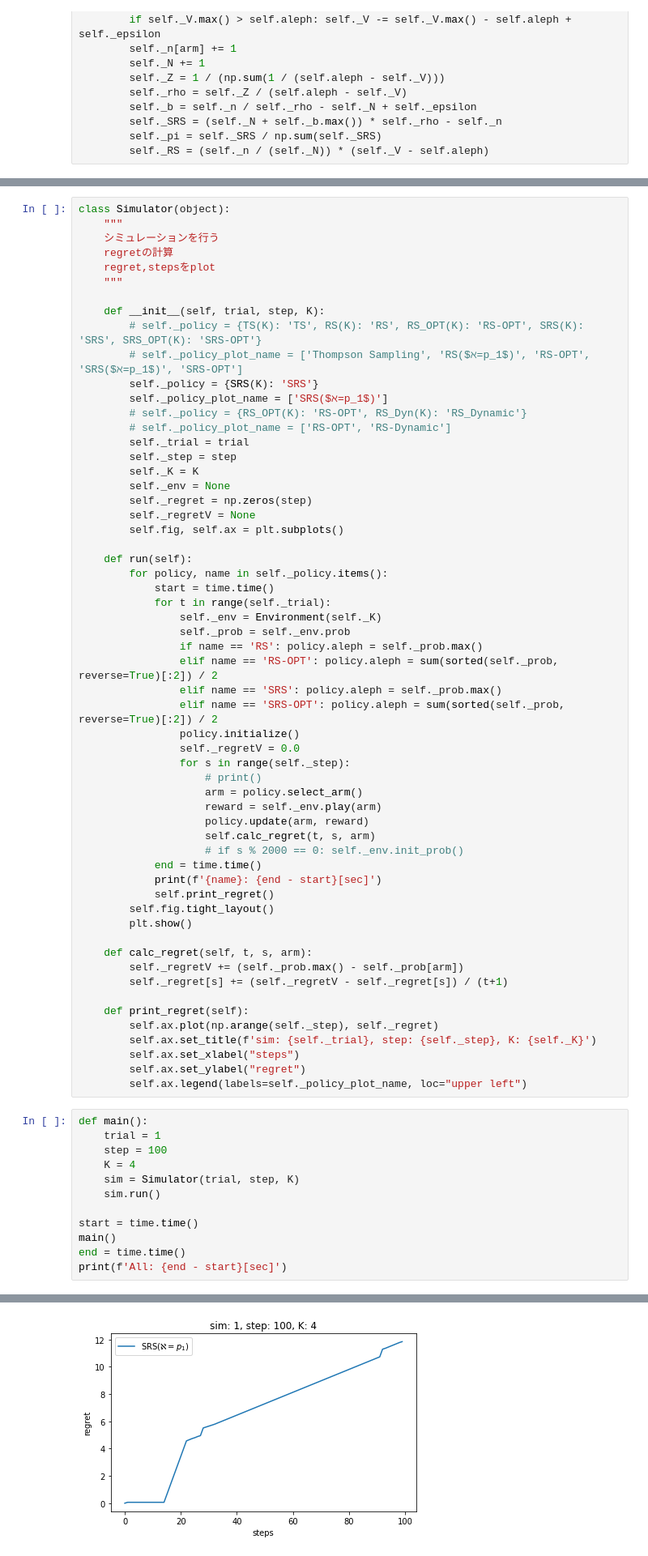
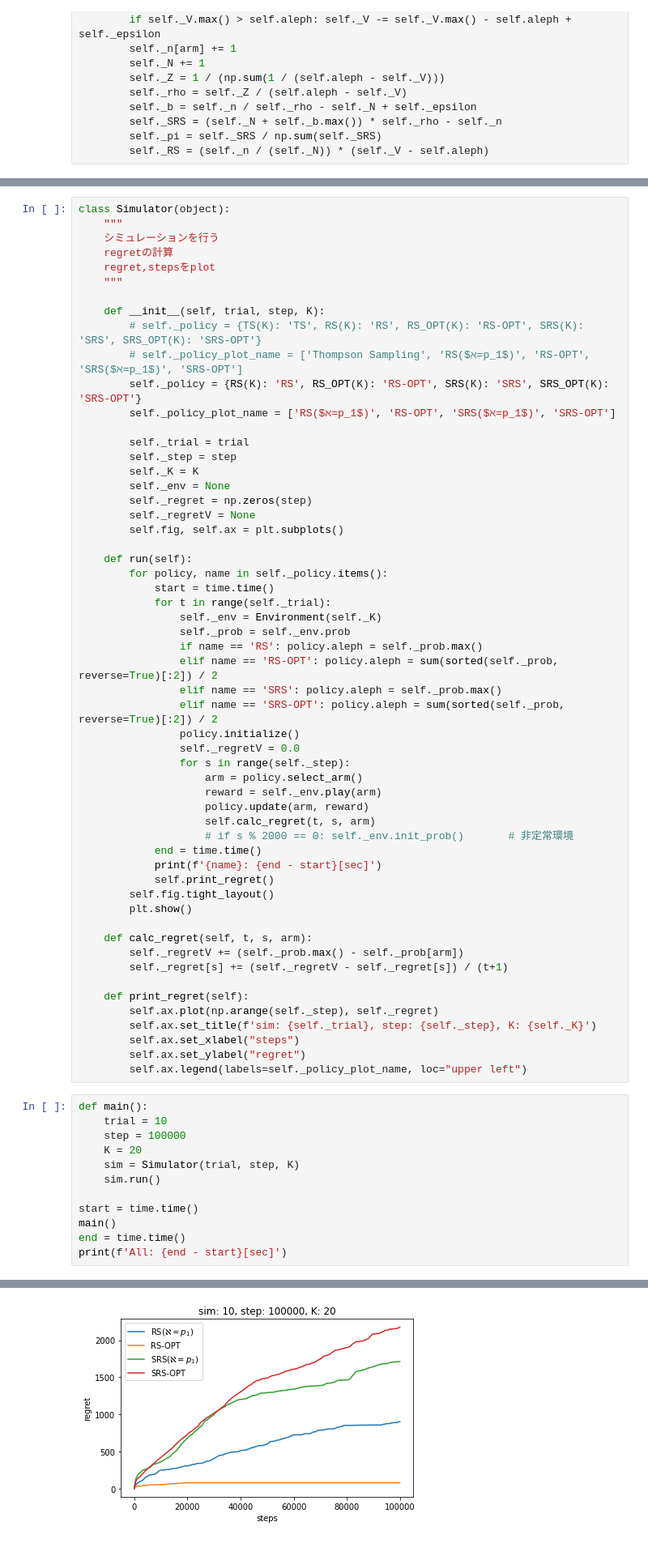
Before and after one commit to astrfo/SRS-CH, a Jupyter notebook: SRS.ipynb, the cells around one changed output, grey strips where cells are left out. Shown: that part at 81% size. Saved outputs shown, nothing was run; the diff lists cells and outputs as text.

Commit message:
plot 100,000 steps

```diff
--- a/SRS.ipynb
+++ b/SRS.ipynb
@@ -328,10 +447,9 @@ class Simulator(object):
     def __init__(self, trial, step, K):
         # self._policy = {TS(K): 'TS', RS(K): 'RS', RS_OPT(K): 'RS-OPT', SRS(K): 'SRS', SRS_OPT(K): 'SRS-OPT'}
         # self._policy_plot_name = ['Thompson Sampling', 'RS($ℵ=p_1$)', 'RS-OPT', 'SRS($ℵ=p_1$)', 'SRS-OPT']
-        self._policy = {SRS(K): 'SRS'}
-        self._policy_plot_name = ['SRS($ℵ=p_1$)']
-        # self._policy = {RS_OPT(K): 'RS-OPT', RS_Dyn(K): 'RS_Dynamic'}
-        # self._policy_plot_name = ['RS-OPT', 'RS-Dynamic']
+        self._policy = {RS(K): 'RS', RS_OPT(K): 'RS-OPT', SRS(K): 'SRS', SRS_OPT(K): 'SRS-OPT'}
+        self._policy_plot_name = ['RS($ℵ=p_1$)', 'RS-OPT', 'SRS($ℵ=p_1$)', 'SRS-OPT']
+
         self._trial = trial
         self._step = step
         self._K = K
@@ -353,12 +471,11 @@ class Simulator(object):
                 policy.initialize()
                 self._regretV = 0.0
                 for s in range(self._step):
-                    # print()
                     arm = policy.select_arm()
                     reward = self._env.play(arm)
                     policy.update(arm, reward)
                     self.calc_regret(t, s, arm)
-                    # if s % 2000 == 0: self._env.init_prob()
+                    # if s % 2000 == 0: self._env.init_prob()       # 非定常環境
             end = time.time()
             print(f'{name}: {end - start}[sec]')
             self.print_regret()
@@ -377,9 +494,9 @@ class Simulator(object):
         self.ax.legend(labels=self._policy_plot_name, loc="upper left")
 # %%
 def main():
-    trial = 1
-    step = 100
-    K = 4
+    trial = 10
+    step = 100000
+    K = 20
     sim = Simulator(trial, step, K)
     sim.run()
 
@@ -392 +512 @@ SRS: 0.008336067199707031[sec]
-[figure, old version]
+[figure, new version]
```
Also changed, not shown: parts of 6 cells of this notebook.
